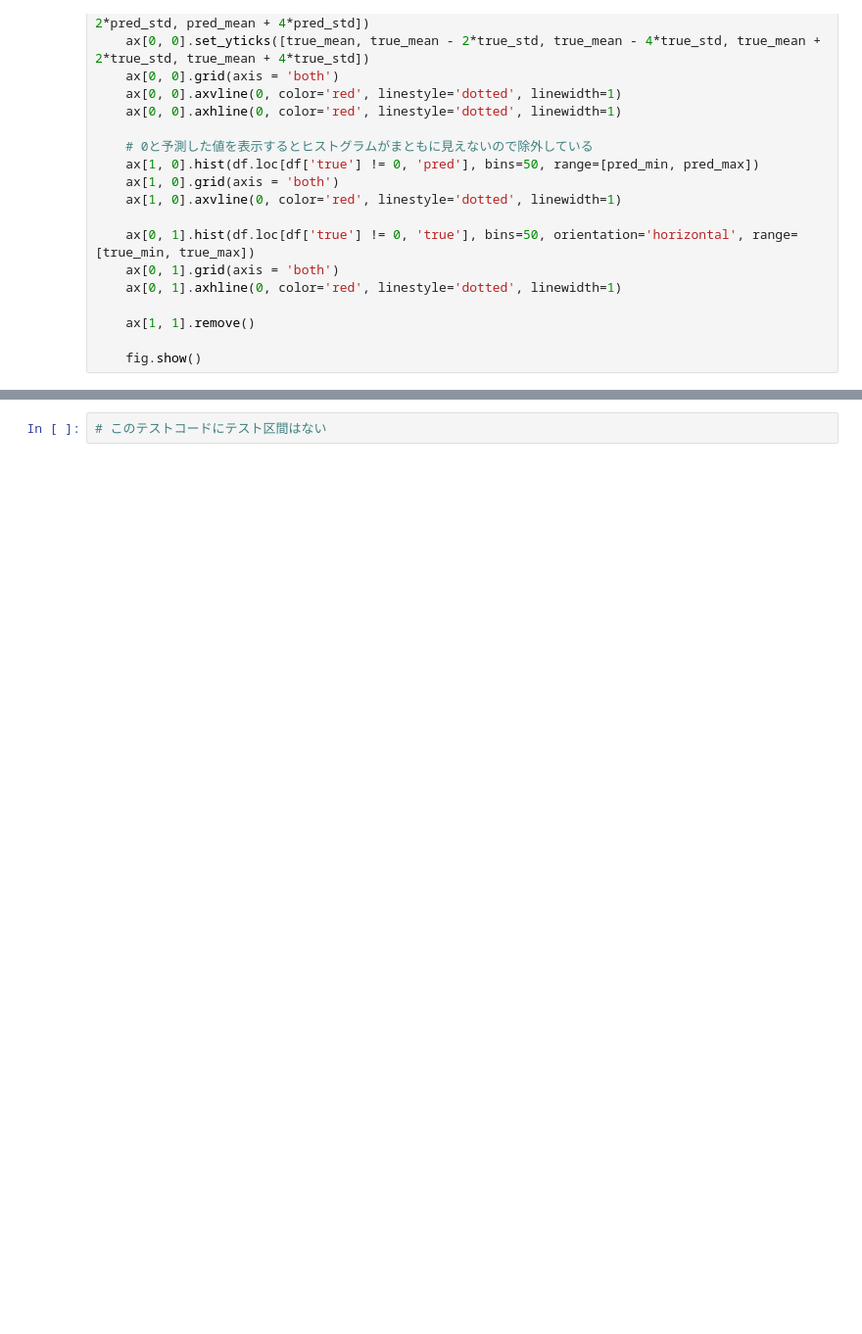
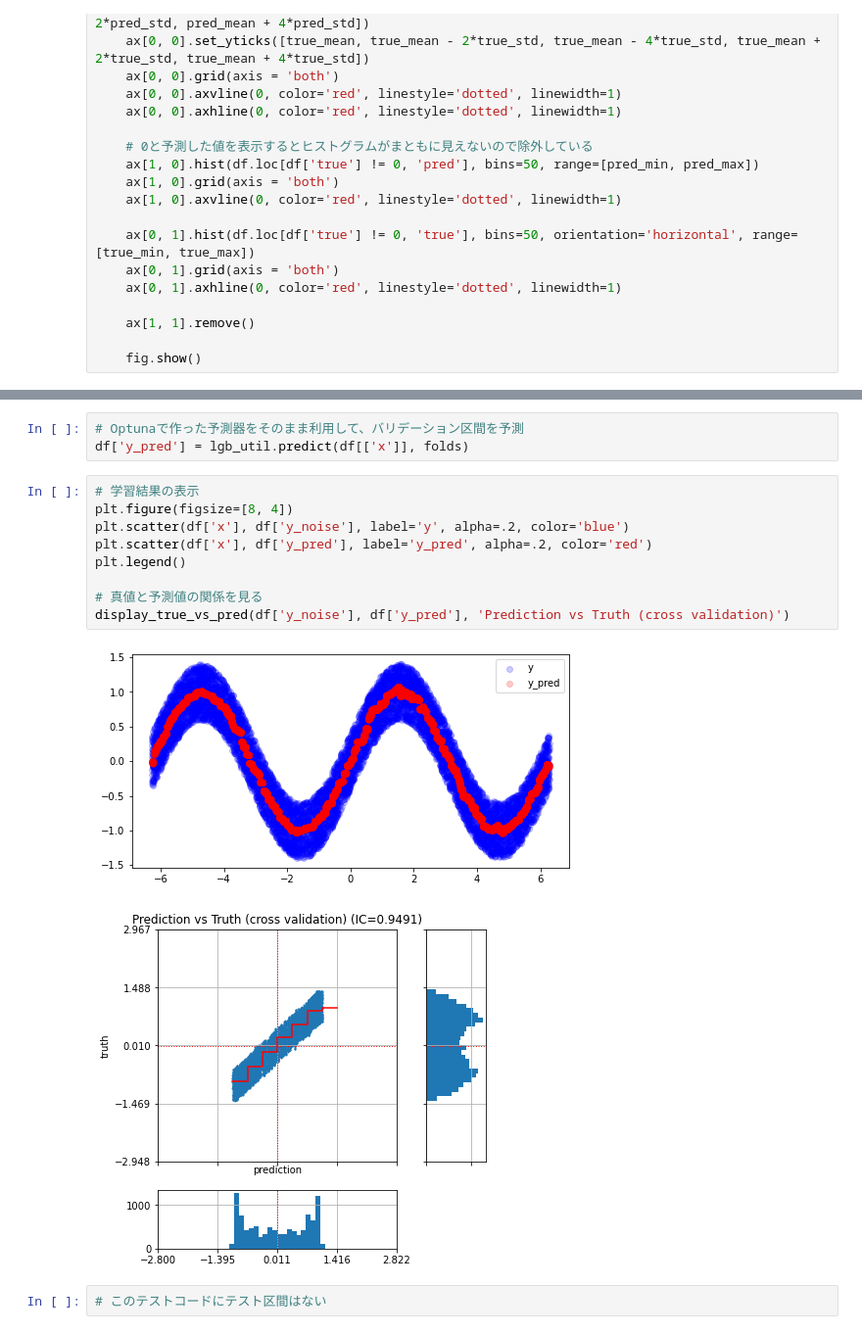
Before and after one commit to WannabeBotter/crypto_misc_jupyter, a Jupyter notebook: cpcv_test/cpcv_test.ipynb, the cells around one changed output, grey strips where cells are left out. Shown: that part at 98% size. Cells and saved outputs as stored; diff of their text form; blank space fills up the shorter version.

```diff
--- a/cpcv_test/cpcv_test.ipynb
+++ b/cpcv_test/cpcv_test.ipynb
@@ -228,2 +227,17 @@ display_true_vs_pred(df['y_noise'], df['y_pred'], 'Prediction vs Truth (cross va
+# %%
+# Optunaで作った予測器をそのまま利用して、バリデーション区間を予測
+df['y_pred'] = lgb_util.predict(df[['x']], folds)
+# %%
+# 学習結果の表示
+plt.figure(figsize=[8, 4])
+plt.scatter(df['x'], df['y_noise'], label='y', alpha=.2, color='blue')
+plt.scatter(df['x'], df['y_pred'], label='y_pred', alpha=.2, color='red')
+plt.legend()
+
+# 真値と予測値の関係を見る
+display_true_vs_pred(df['y_noise'], df['y_pred'], 'Prediction vs Truth (cross validation)')
+# %% [output]
+[figure, added]
+[figure, added]
 # %%
 # このテストコードにテスト区間はない
```
Also changed, not shown: parts of 11 cells of this notebook.
